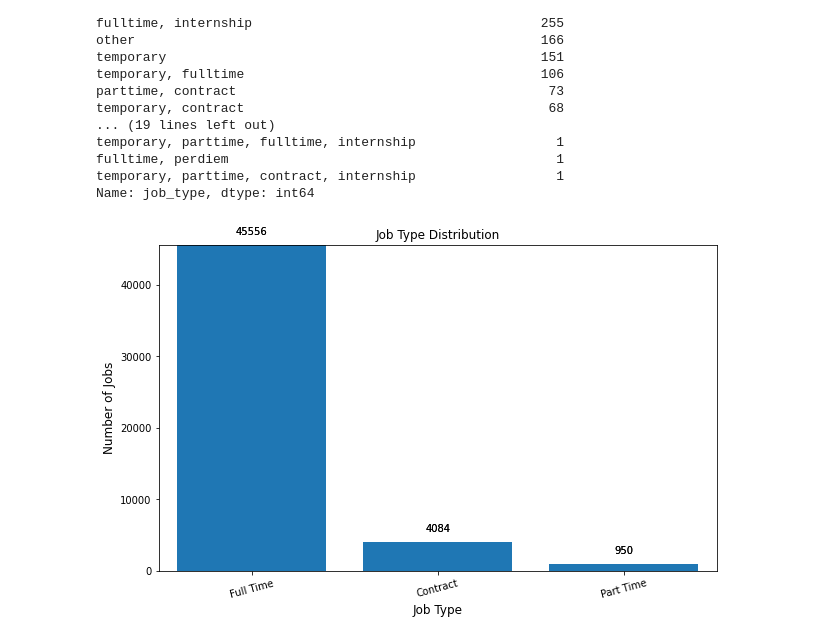
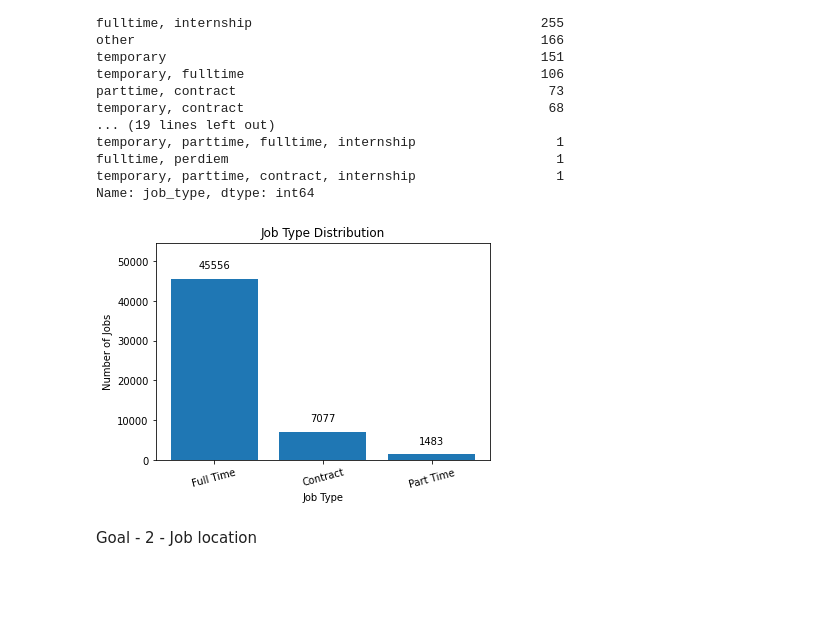
Before and after one commit to 18kdr/Data-Engineering, a Jupyter notebook: TechJobs/tech_job_analysis.ipynb, the cells around one changed output. Cells and saved outputs as stored; diff of their text form; code cells hidden in the pictures; blank space fills up the shorter version.

Commit message:
Data Analysis
Cleaned and modified data for goal 2 and described the analysis in representation of pie chart

```diff
--- a/TechJobs/tech_job_analysis.ipynb
+++ b/TechJobs/tech_job_analysis.ipynb
@@ -63,7 +53,7 @@ cleaned_description          0
 dtype: int64
 # %%
 # Drop the unnecessary columns
-data_csv = data_csv.drop(['Unnamed: 0.2','Unnamed: 0.1', 'Unnamed: 0'], axis=1)
+data_csv = data_csv.drop(['Unnamed: 0.2','Unnamed: 0.1', 'Unnamed: 0','job_level','job_function','company_addresses', 'company_num_employees', 'company_revenue', 'company_description', 'logo_photo_url', 'banner_photo_url','ceo_name','ceo_photo_url'], axis=1)
 data_csv.info()
 # %% [output]
 <class 'pandas.core.frame.DataFrame'>
@@ -177,43 +96,39 @@ fulltime, perdiem                                          1
 temporary, parttime, contract, internship                  1
 Name: job_type, dtype: int64
 # %%
-from matplotlib.ticker import MaxNLocator
+data_csv_job = data_csv.copy()
 
 def categorize_job_type(job):
-    if 'full' in str(job):
-        return 'Full Time'
-    elif 'part' in str(job):
-        return 'Part Time'
-    elif 'temprory' in str(job) or 'contract' in str(job):
-        return 'Contract'
-    else:
-        return 'Unknown'
+    job = str(job).lower()
+    categories = []
 
-data_csv['job_category'] = data_csv['job_type'].apply(categorize_job_type)
-data_csv_clean = data_csv[data_csv['job_category'] != 'Unknown']
-job_type_counts = data_csv_clean['job_category'].value_counts()
+    if 'full' in job:
+        categories.append('Full Time')
+    if 'part' in job:
+        categories.append('Part Time')
+    if 'temporary' in job or 'contract' in job or 'internship' in job:
+        categories.append('Contract')
 
-fig, ax = plt.subplots(figsize=(10, 6))
-bars = ax.bar(job_type_counts.index, job_type_counts.values, color='skyblue')
+    return categories
 
-ax.bar_label(bars, labels=job_type_counts.values, padding=8, fontsize=10)
+# Apply function to your DataFrame
+data_csv_job['job_category'] = data_csv_job['job_type'].apply(categorize_job_type)
 
-# Labels and title
-ax.set_title('Job Type Distribution (Cleaned)', fontsize=14)
-ax.set_xlabel('Job Type', fontsize=12)
-ax.set_ylabel('Number of Jobs', fontsize=12)
+# Explode to separate rows if multiple categories per job
+data_csv_job = data_csv_job[data_csv_job['job_category'].apply(bool)]  # Remove empty lists
+data_csv_exploded = data_csv_job.explode('job_category')
+job_type_counts = data_csv_exploded['job_category'].value_counts()
 
-# Adjust axis limits to increase background space
-ax.set_xlim(-0.5, len(job_type_counts) - 0.5)  # Add space on both sides of the x-axis
-ax.set_ylim(0, job_type_counts.max() + 10)  # Add space above the bars on the y-axis
-
-# Increase Y-Axis ticks to show more detail
-plt.bar(job_type_counts.index, job_type_counts.values)
+# Plotting
+bars = plt.bar(job_type_counts.index, job_type_counts.values)
 plt.title('Job Type Distribution')
 plt.xlabel('Job Type')
 plt.xticks(rotation=15)
 plt.bar_label(bars, labels=job_type_counts.values, padding=8, fontsize=10)
 plt.ylabel('Number of Jobs')
+plt.ylim(0, max(job_type_counts.values) * 1.2)
 plt.show()
 # %% [output]
-[figure, old version]
+[figure, new version]
+# %% [markdown]
+Goal - 2 - Job location
```
Also changed, not shown: parts of 10 cells of this notebook, 1 other file.
